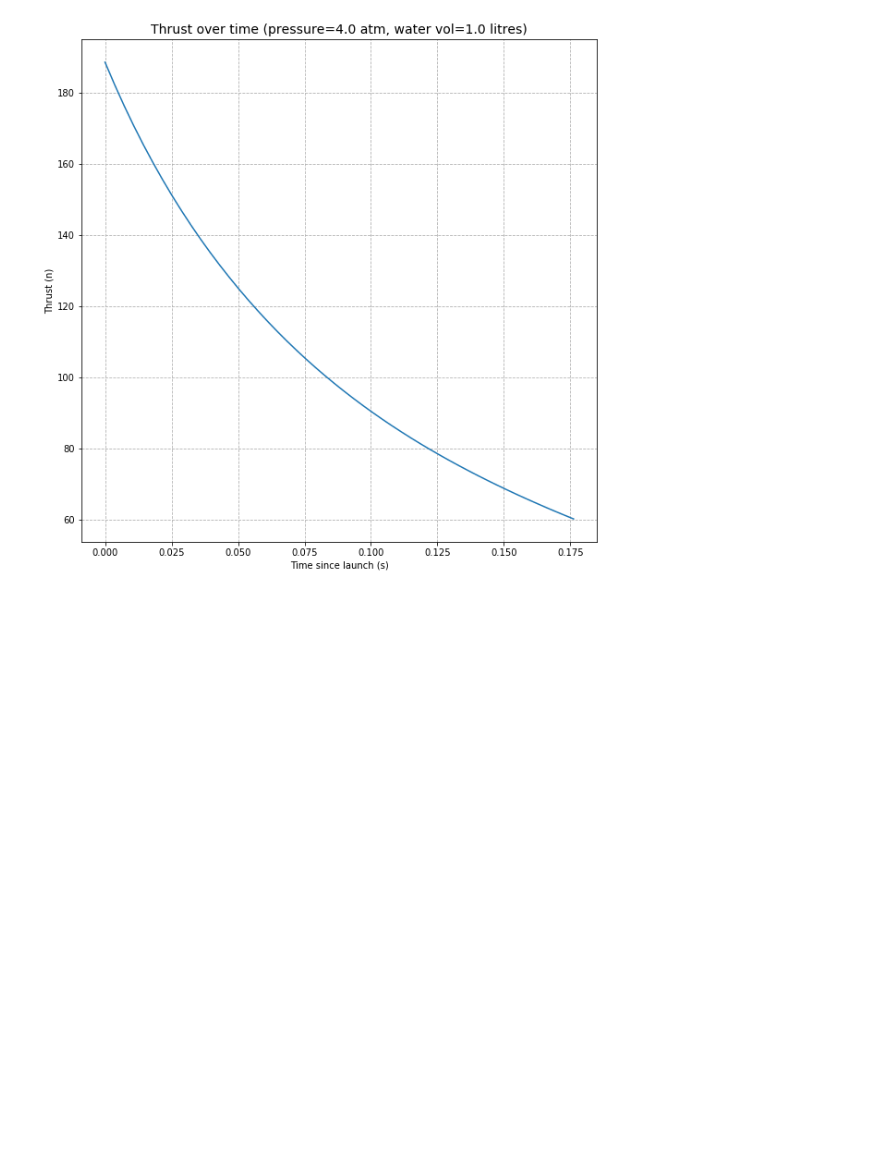
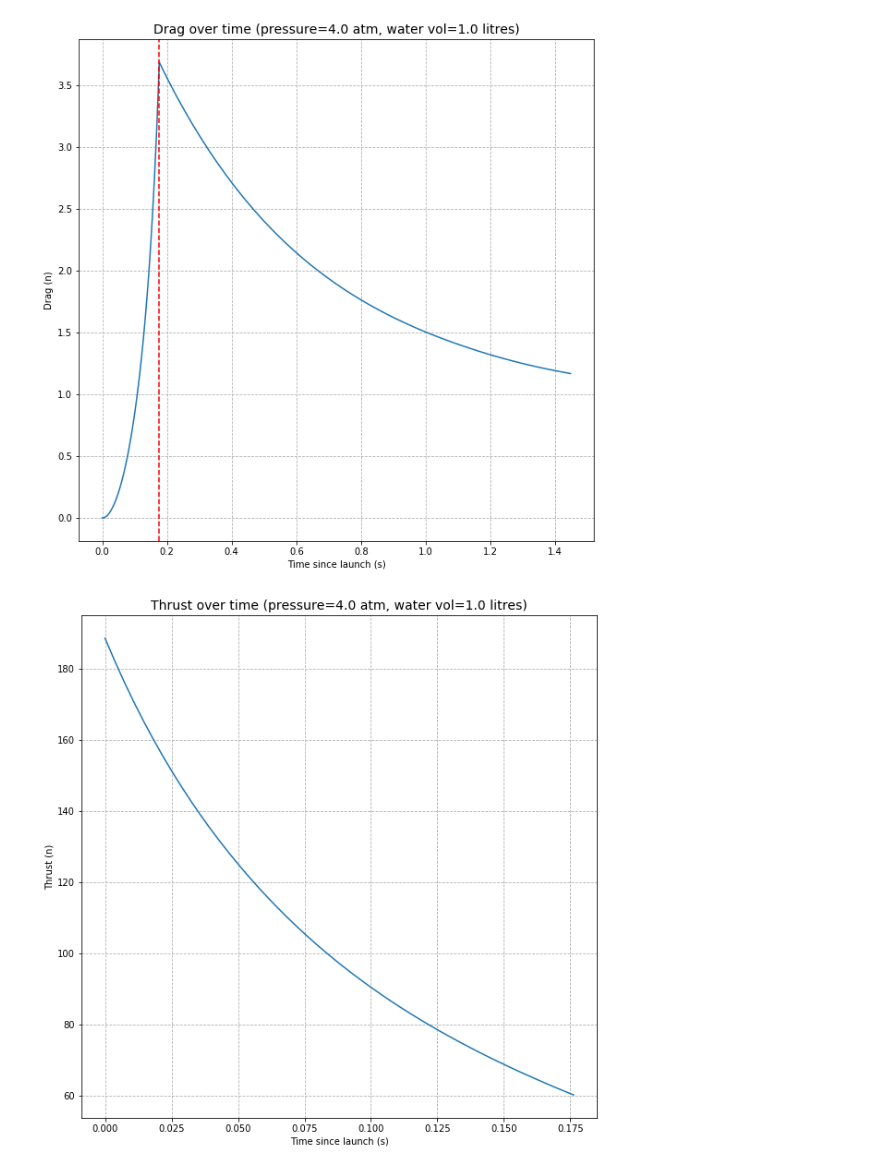
Before and after one commit to mbucchi/water-rocket, a Jupyter notebook: notebooks/Untitled.ipynb, the cells around one changed output. Saved outputs shown, nothing was run; the diff lists cells and outputs as text; code cells hidden in the pictures; blank space fills up the shorter version.

```diff
--- a/notebooks/Untitled.ipynb
+++ b/notebooks/Untitled.ipynb
@@ -201,3 +298,7 @@ s.run()
+# %%
+s.calc_rocket_drag(plot=True)
+# %% [output]
+[figure, added]
 # %%
 s.calc_rocket_thrust(plot=True)
 # %% [output]
```
Also changed, not shown: parts of 8 cells of this notebook, 6 other files.
